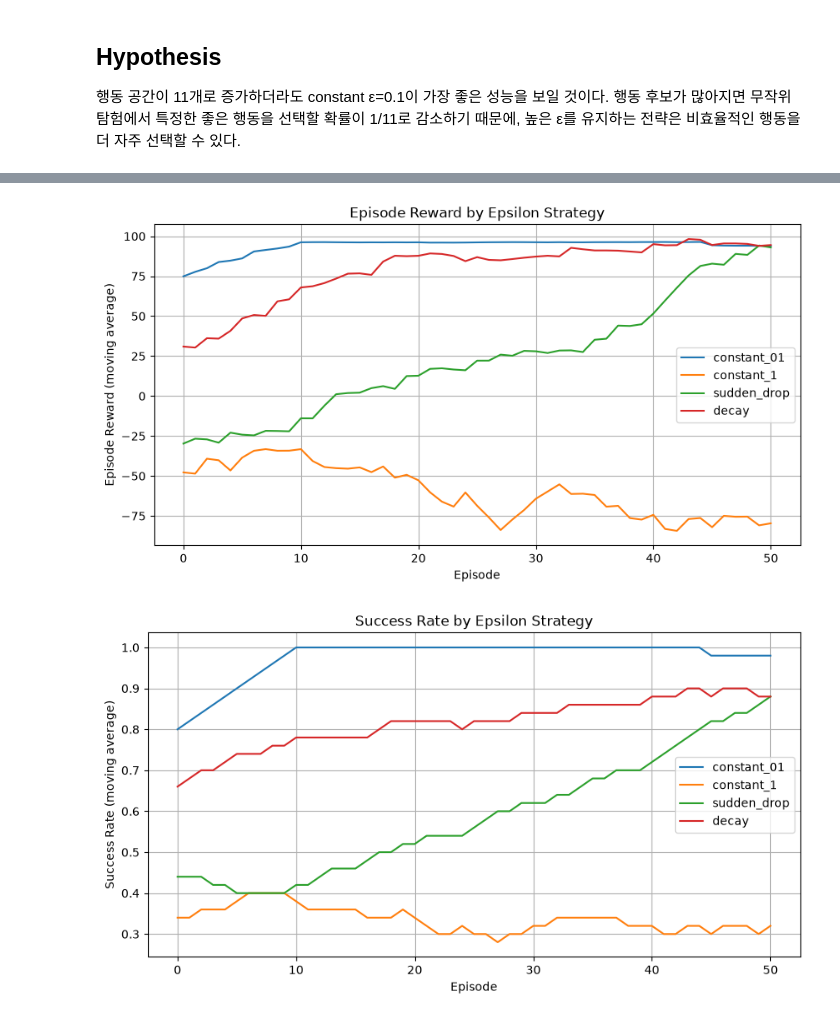
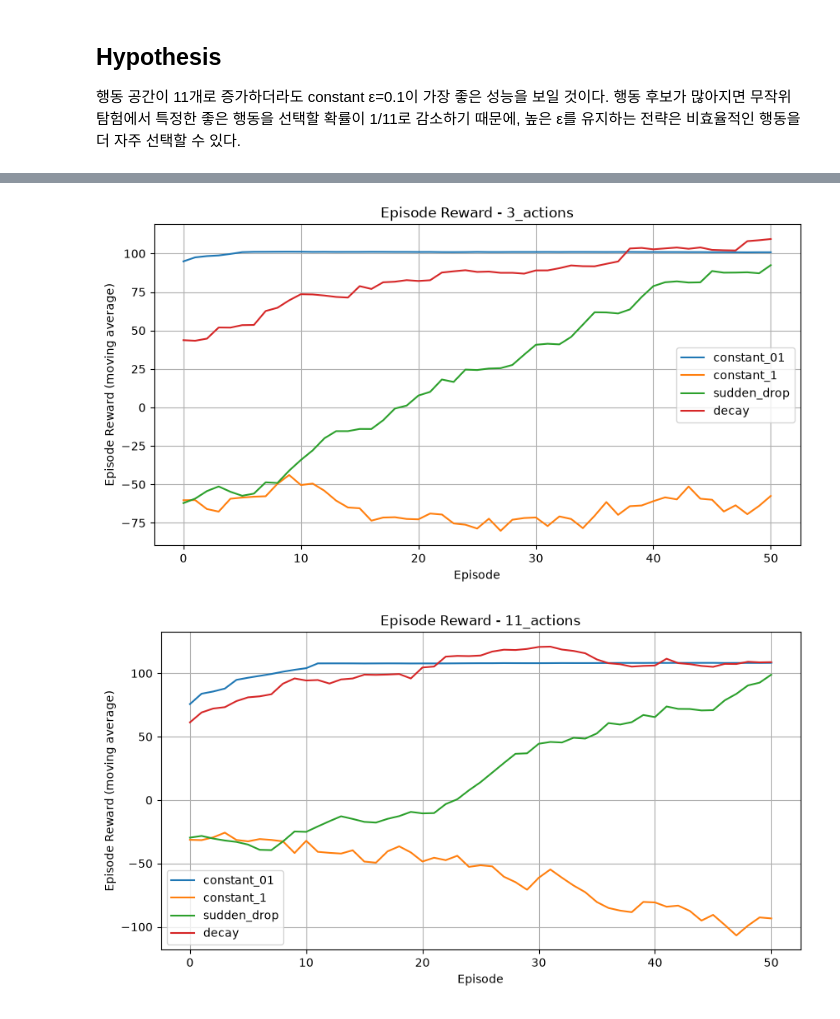
Before and after one commit to fueguito03/rl-mechanical-engineering, a Jupyter notebook: Projects/13_Action_space.ipynb, the cells around one changed output, grey strips where cells are left out. Drawn from its saved outputs; the diff is of its cells as text; code cells hidden in the pictures.

Commit message:
Completer version of Project 13 and results

```diff
--- a/Projects/13_Action_space.ipynb
+++ b/Projects/13_Action_space.ipynb
@@ -145,7 +150,7 @@ def get_epsilon(episode, strategy):
             epsilon = epsilon_min
         return epsilon
 # %%
-def train_q_learning(reward_type, strategy):
+def train_q_learning(reward_type, strategy, actions):
     env = CarEnv(reward_type)
     Q = {}
 
@@ -173,11 +178,13 @@ def train_q_learning(reward_type, strategy):
             update_q(
                 Q,
                 discrete_state,
-                action,
+                action_index,
                 reward,
                 discrete_next_state,
                 alpha,
-                gamma
+                gamma,
+                actions,
+                done
             )
 
             state = next_state
@@ -191,7 +198,7 @@ def train_q_learning(reward_type, strategy):
 
     return Q, episode_rewards, success_log, epsilon_log
 # %%
-def evaluate_policy(Q, reward_type):
+def evaluate_policy(Q, reward_type, actions):
     env = CarEnv(reward_type)
     state = env.reset()
 
@@ -207,7 +214,9 @@ def evaluate_policy(Q, reward_type):
         discrete_state = discretize_state(state)
 
         # 평가에서는 탐험하지 않음
-        action = select_action(Q, discrete_state, epsilon=0.0)
+        action, action_index = select_action(
+            Q, discrete_state, epsilon=0.0, actions=actions
+        )
 
         next_state, reward, done = env.step(action)
 
@@ -232,6 +241,9 @@ def evaluate_policy(Q, reward_type):
     }
 
     return trajectory
+# %%
+actions_3 = np.linspace(-1.0, 1.0, 3)
+actions_11 = np.linspace(-1.0, 1.0, 11)
 # %%
 reward_type = "B"
 strategies = ["constant_01", "constant_1", "sudden_drop", "decay"]
@@ -274,34 +304,21 @@ def moving_average(data, window=50):
     return np.convolve(data, np.ones(window) / window, mode="valid")
 #mode "valid" is to convolve when it is fully overlapped. Else it will return array [0].
 # %%
-plt.figure(figsize=(10, 5))
+for action_space_name in action_spaces:
+    plt.figure(figsize=(10, 5))
 
-for strategy in strategies:
-    rewards = results[strategy]["episode_rewards"]
-    smoothed_rewards = moving_average(rewards, window=50)
-    plt.plot(smoothed_rewards, label=strategy)
+    for strategy in strategies:
+        rewards = results[action_space_name][strategy]["episode_rewards"]
+        smoothed_rewards = moving_average(rewards, window=50)
 
-plt.xlabel("Episode")
-plt.ylabel("Episode Reward (moving average)")
-plt.title("Episode Reward by Epsilon Strategy")
-plt.legend()
-plt.grid(True)
-plt.show()
+        plt.plot(smoothed_rewards, label=strategy)
+
+    plt.xlabel("Episode")
+    plt.ylabel("Episode Reward (moving average)")
+    plt.title(f"Episode Reward - {action_space_name}")
+    plt.legend()
+    plt.grid(True)
+    plt.show()
 # %% [output]
-[figure, old version]
+[figure, new version]
+[figure, added]
-# %%
-plt.figure(figsize=(10, 5))
-
-for strategy in strategies:
-    success_log = results[strategy]["success_log"]
-    success_rate = moving_average(success_log, window=50)
-    plt.plot(success_rate, label=strategy)
-
-plt.xlabel("Episode")
-plt.ylabel("Success Rate (moving average)")
-plt.title("Success Rate by Epsilon Strategy")
-plt.legend()
-plt.grid(True)
-plt.show()
-# %% [output]
-[figure, removed]
```
Also changed, not shown: parts of 5 cells of this notebook, 1 other file.
